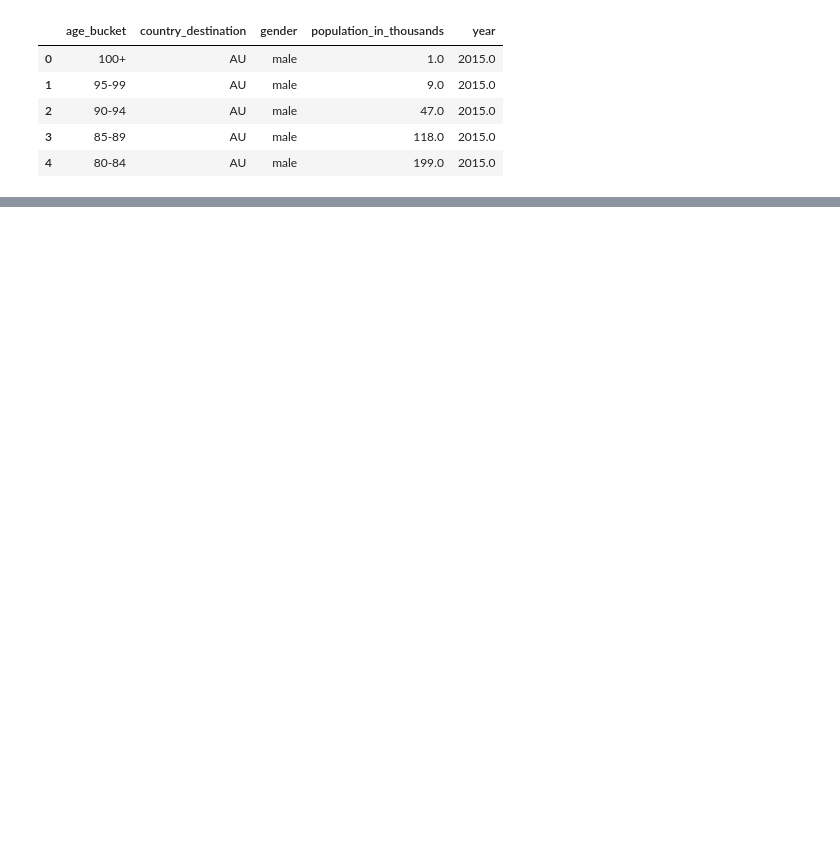
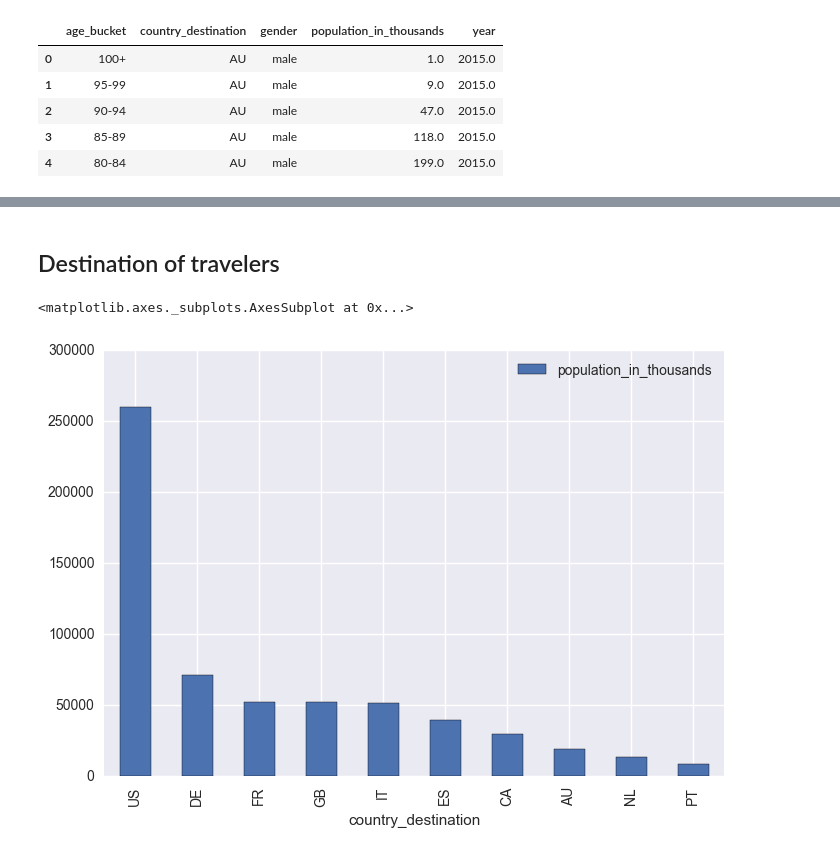
Before and after one commit to mgelsm/Airbnb_predictions, a Jupyter notebook: 1. Preprocessing age_gender_bkts.ipynb, the cells around one changed output, grey strips where cells are left out. Saved outputs shown, nothing was run; the diff lists cells and outputs as text; code cells hidden in the pictures; blank space fills up the shorter version.

```diff
--- a/1. Preprocessing age_gender_bkts.ipynb
+++ b/1. Preprocessing age_gender_bkts.ipynb
@@ -58,0 +101,7 @@ df2.head(50)
+# %% [markdown]
+## Destination of travelers
+# %%
+df_destination_total.sort_values('population_in_thousands',ascending=False).plot(x='country_destination', y='population_in_thousands',kind='bar')
+# %% [output]
+<matplotlib.axes._subplots.AxesSubplot at 0x...>
+[figure, added]
```
Also changed, not shown: parts of 13 cells of this notebook.
